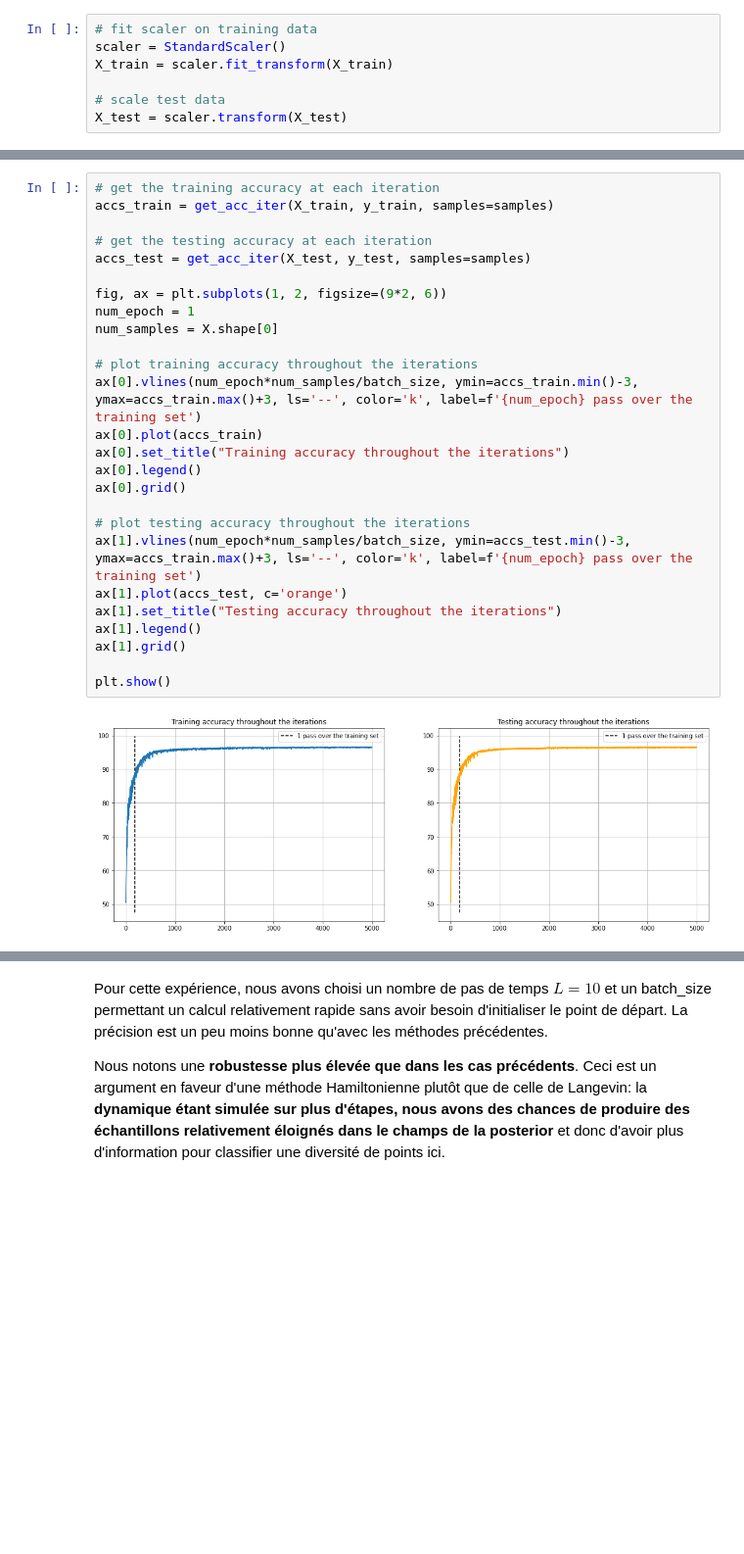
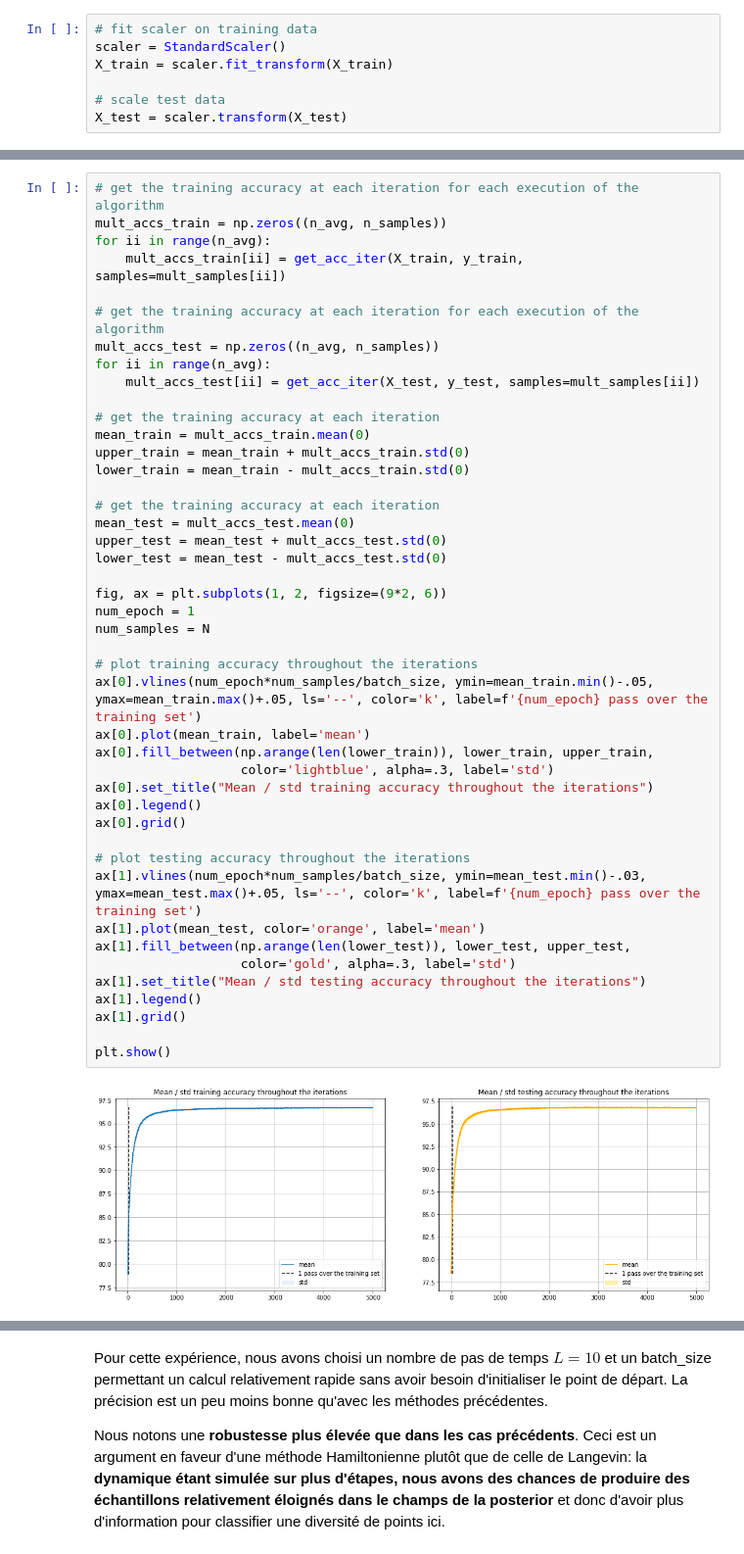
Before and after one commit to LouisBouvier/BML_Stochastic_Langevin_Dynamics, a Jupyter notebook: bayes_logreg_laplace.ipynb, the cells around one changed output, grey strips where cells are left out. Shown at 98% size. Saved outputs shown, nothing was run; the diff lists cells and outputs as text; blank space fills up the shorter version.

```diff
--- a/bayes_logreg_laplace.ipynb
+++ b/bayes_logreg_laplace.ipynb
@@ -2408,30 +2462,48 @@ Accuracy on the testing set: 96.63%
 # %%
+# get the training accuracy at each iteration for each execution of the algorithm
+mult_accs_train = np.zeros((n_avg, n_samples))
+for ii in range(n_avg):
+    mult_accs_train[ii] = get_acc_iter(X_train, y_train, samples=mult_samples[ii])
+
+# get the training accuracy at each iteration for each execution of the algorithm
+mult_accs_test = np.zeros((n_avg, n_samples))
+for ii in range(n_avg):
+    mult_accs_test[ii] = get_acc_iter(X_test, y_test, samples=mult_samples[ii])
+
 # get the training accuracy at each iteration
-accs_train = get_acc_iter(X_train, y_train, samples=samples)
+mean_train = mult_accs_train.mean(0)
+upper_train = mean_train + mult_accs_train.std(0)
+lower_train = mean_train - mult_accs_train.std(0)
 
-# get the testing accuracy at each iteration
-accs_test = get_acc_iter(X_test, y_test, samples=samples)
+# get the training accuracy at each iteration
+mean_test = mult_accs_test.mean(0)
+upper_test = mean_test + mult_accs_test.std(0)
+lower_test = mean_test - mult_accs_test.std(0)
 
 fig, ax = plt.subplots(1, 2, figsize=(9*2, 6))
 num_epoch = 1
-num_samples = X.shape[0]
+num_samples = N
 
 # plot training accuracy throughout the iterations
-ax[0].vlines(num_epoch*num_samples/batch_size, ymin=accs_train.min()-3, ymax=accs_train.max()+3, ls='--', color='k', label=f'{num_epoch} pass over the training set')
-ax[0].plot(accs_train)
-ax[0].set_title("Training accuracy throughout the iterations")
+ax[0].vlines(num_epoch*num_samples/batch_size, ymin=mean_train.min()-.05, ymax=mean_train.max()+.05, ls='--', color='k', label=f'{num_epoch} pass over the training set')
+ax[0].plot(mean_train, label='mean')
+ax[0].fill_between(np.arange(len(lower_train)), lower_train, upper_train,
+                   color='lightblue', alpha=.3, label='std')
+ax[0].set_title("Mean / std training accuracy throughout the iterations")
 ax[0].legend()
 ax[0].grid()
 
 # plot testing accuracy throughout the iterations
-ax[1].vlines(num_epoch*num_samples/batch_size, ymin=accs_test.min()-3, ymax=accs_train.max()+3, ls='--', color='k', label=f'{num_epoch} pass over the training set')
-ax[1].plot(accs_test, c='orange')
-ax[1].set_title("Testing accuracy throughout the iterations")
+ax[1].vlines(num_epoch*num_samples/batch_size, ymin=mean_test.min()-.03, ymax=mean_test.max()+.05, ls='--', color='k', label=f'{num_epoch} pass over the training set')
+ax[1].plot(mean_test, color='orange', label='mean')
+ax[1].fill_between(np.arange(len(lower_test)), lower_test, upper_test,
+                   color='gold', alpha=.3, label='std')
+ax[1].set_title("Mean / std testing accuracy throughout the iterations")
 ax[1].legend()
 ax[1].grid()
 
 plt.show()
 # %% [output]
-[figure, old version]
+[figure, new version]
 # %%
 # get predictive distribution for each testing examples
```
Also changed, not shown: parts of 7 cells of this notebook.
